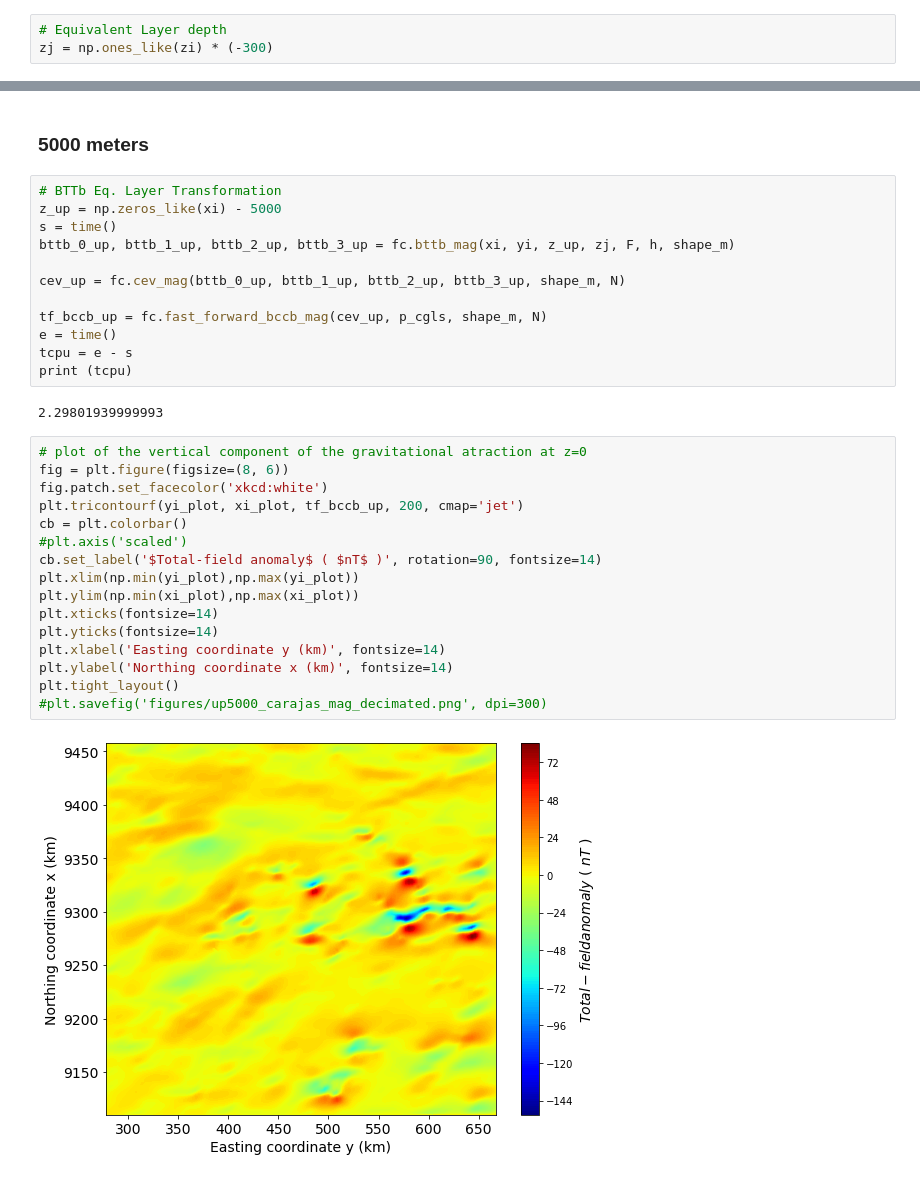
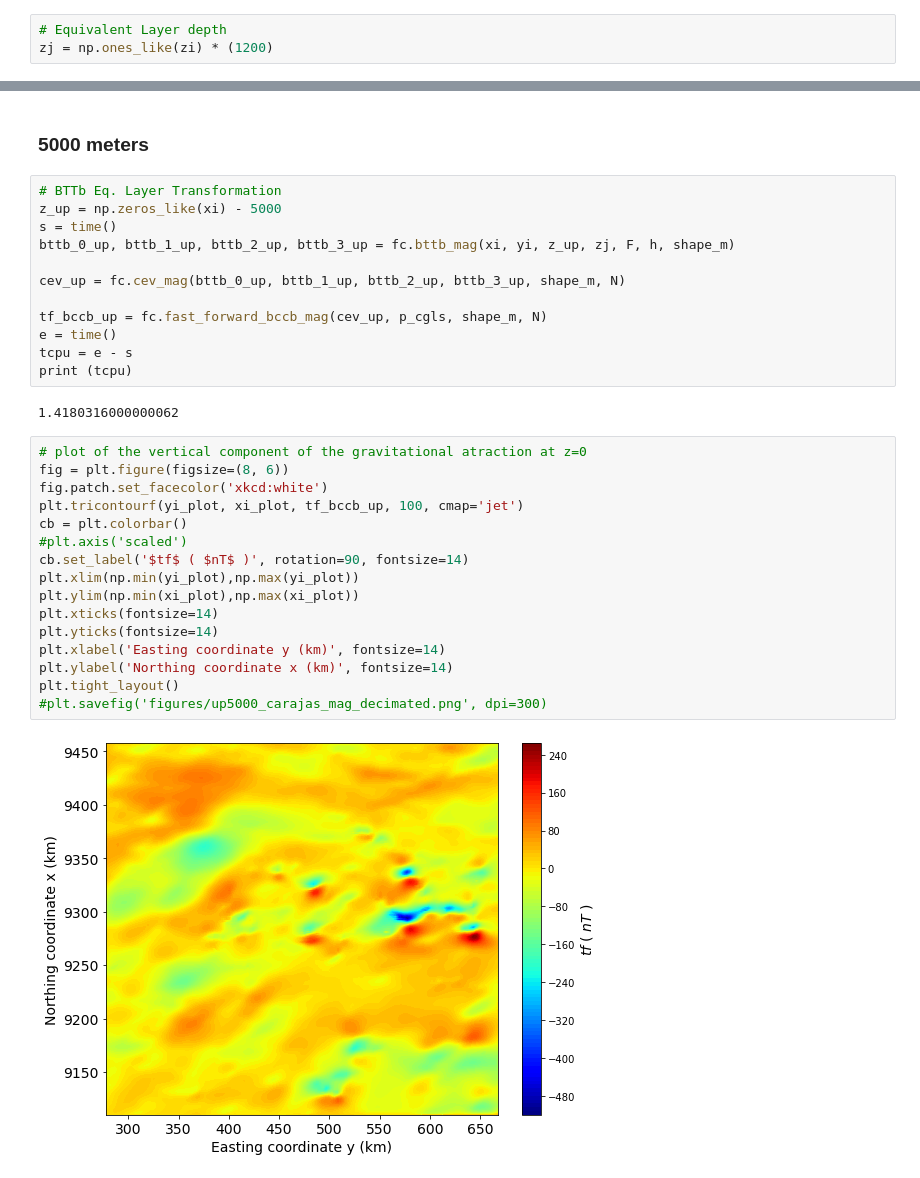
Before and after one commit to pinga-lab/eq_layer_mag_toeplitz, a Jupyter notebook: code/Carajas_Mag_Decimated_CGLS.ipynb, the cells around one changed output, grey strips where cells are left out. Saved outputs shown, nothing was run; the diff lists cells and outputs as text.

```diff
--- a/code/Carajas_Mag_Decimated_CGLS.ipynb
+++ b/code/Carajas_Mag_Decimated_CGLS.ipynb
@@ -58,7 +63,7 @@ plt.tight_layout();
 ## Equivalent layer Depth
 # %%
 # Equivalent Layer depth
-zj = np.ones_like(zi) * (-300)
+zj = np.ones_like(zi) * (1200)
 # %% [markdown]
 ## Magnetic configuration
 # %% [markdown]
@@ -298,22 +325,22 @@ e = time()
 tcpu = e - s
 print (tcpu)
 # %% [output]
-2.29801939999993
+1.4180316000000062
 # %%
 # plot of the vertical component of the gravitational atraction at z=0
 fig = plt.figure(figsize=(8, 6))
 fig.patch.set_facecolor('xkcd:white')
-plt.tricontourf(yi_plot, xi_plot, tf_bccb_up, 200, cmap='jet')
+plt.tricontourf(yi_plot, xi_plot, tf_bccb_up, 100, cmap='jet')
 cb = plt.colorbar()
 #plt.axis('scaled')
-cb.set_label('$Total-field anomaly$ ( $nT$ )', rotation=90, fontsize=14)
+cb.set_label('$tf$ ( $nT$ )', rotation=90, fontsize=14)
 plt.xlim(np.min(yi_plot),np.max(yi_plot))
 plt.ylim(np.min(xi_plot),np.max(xi_plot))
 plt.xticks(fontsize=14)
 plt.yticks(fontsize=14)
 plt.xlabel('Easting coordinate y (km)', fontsize=14)
 plt.ylabel('Northing coordinate x (km)', fontsize=14)
 plt.tight_layout()
 #plt.savefig('figures/up5000_carajas_mag_decimated.png', dpi=300)
 # %% [output]
-[figure, old version]
+[figure, new version]
```
Also changed, not shown: parts of 23 cells of this notebook, 4 other files.
